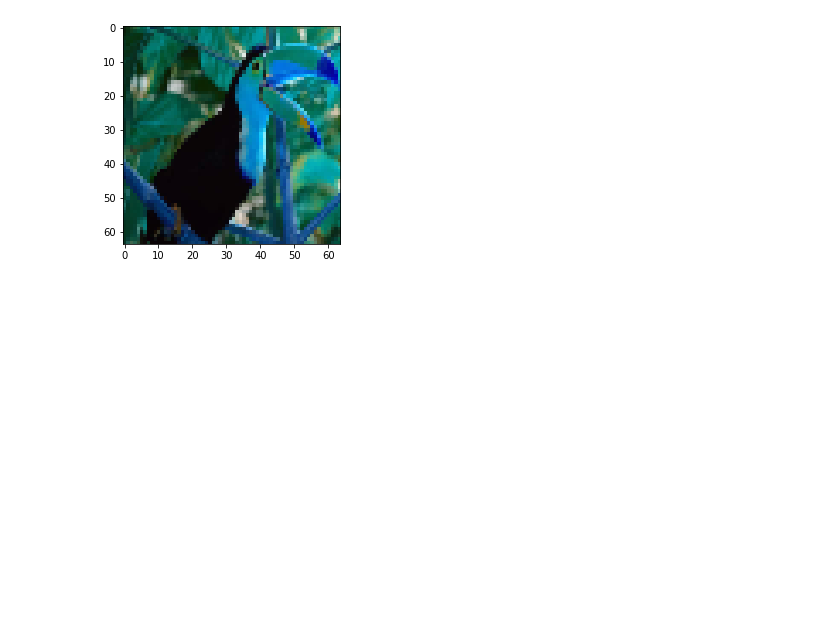
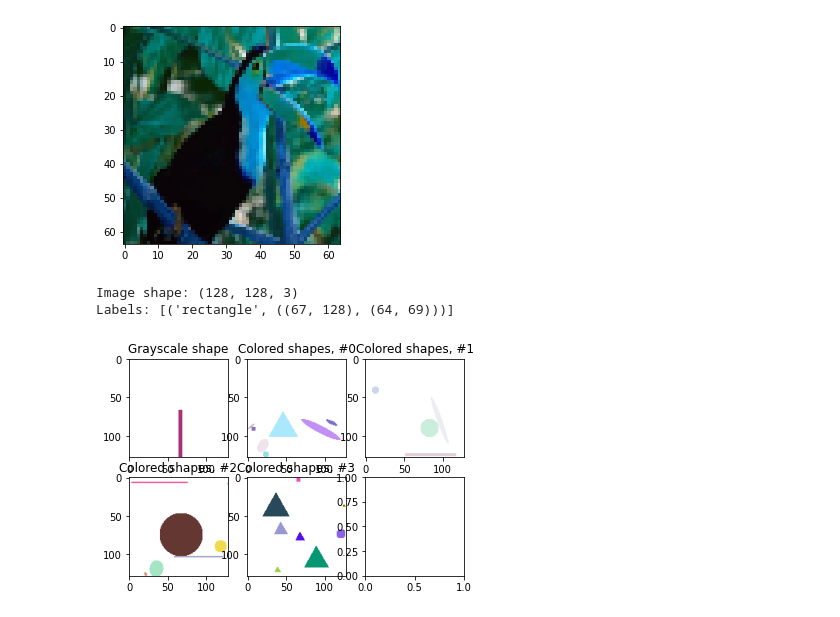
Before and after one commit to anismehrab/MULTIPSE, a Jupyter notebook: train.ipynb, the cells around one changed output. Cells and saved outputs as stored; diff of their text form; code cells hidden in the pictures; blank space fills up the shorter version.

```diff
--- a/train.ipynb
+++ b/train.ipynb
@@ -190,3 +118,59 @@ plt.imshow(img)
 # %% [output]
 <matplotlib.image.AxesImage at 0x...>
 [figure]
+# %%
+import matplotlib.pyplot as plt
+
+from skimage.draw import random_shapes
+
+# Let's start simple and generate a 128x128 image
+# with a single grayscale rectangle.
+result = random_shapes((128, 128), max_shapes=1, shape='rectangle',
+                        random_seed=0)
+
+# We get back a tuple consisting of (1) the image with the generated shapes
+# and (2) a list of label tuples with the kind of shape (e.g. circle,
+# rectangle) and ((r0, r1), (c0, c1)) coordinates.
+image, labels = result
+print(f'Image shape: {image.shape}\nLabels: {labels}')
+
+# We can visualize the images.
+fig, axes = plt.subplots(nrows=2, ncols=3)
+ax = axes.ravel()
+ax[0].imshow(image, cmap='gray')
+ax[0].set_title('Grayscale shape')
+
+# The generated images can be much more complex. For example, let's try many
+# shapes of any color. If we want the colors to be particularly light, we can
+# set the `intensity_range` to an upper subrange of (0,255).
+image1, _ = random_shapes((128, 128), max_shapes=10,
+                          intensity_range=((100, 255),))
+
+# Moar :)
+image2, _ = random_shapes((128, 128), max_shapes=10,
+                          intensity_range=((200, 255),))
+image3, _ = random_shapes((128, 128), max_shapes=10,
+                          intensity_range=((50, 255),))
+image4, _ = random_shapes((128, 128), max_shapes=10,
+                          intensity_range=((0, 255),))
+
+for i, image in enumerate([image1, image2, image3, image4], 1):
+    ax[i].imshow(image)
+    ax[i].set_title(f'Colored shapes, #{i-1}')
+
+# # These shapes are well suited to test segmentation algorithms. Often, we
+# # want shapes to overlap to test the algorithm. This is also possible:
+# image, _ = random_shapes((128, 128), min_shapes=5, max_shapes=10,
+#                          min_size=20, allow_overlap=True)
+# ax[5].imshow(image)
+# ax[5].set_title('Overlapping shapes')
+
+# for a in ax:
+#     a.set_xticklabels([])
+#     a.set_yticklabels([])
+
+plt.show()
+# %% [output]
+Image shape: (128, 128, 3)
+Labels: [('rectangle', ((67, 128), (64, 69)))]
+[figure, added]
```
Also changed, not shown: parts of 13 cells of this notebook, 12 other files.
